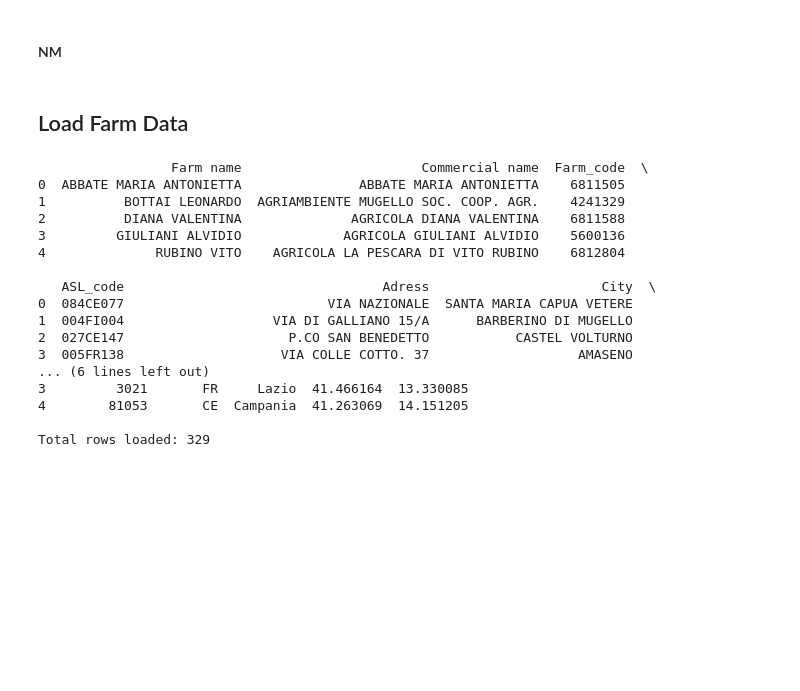
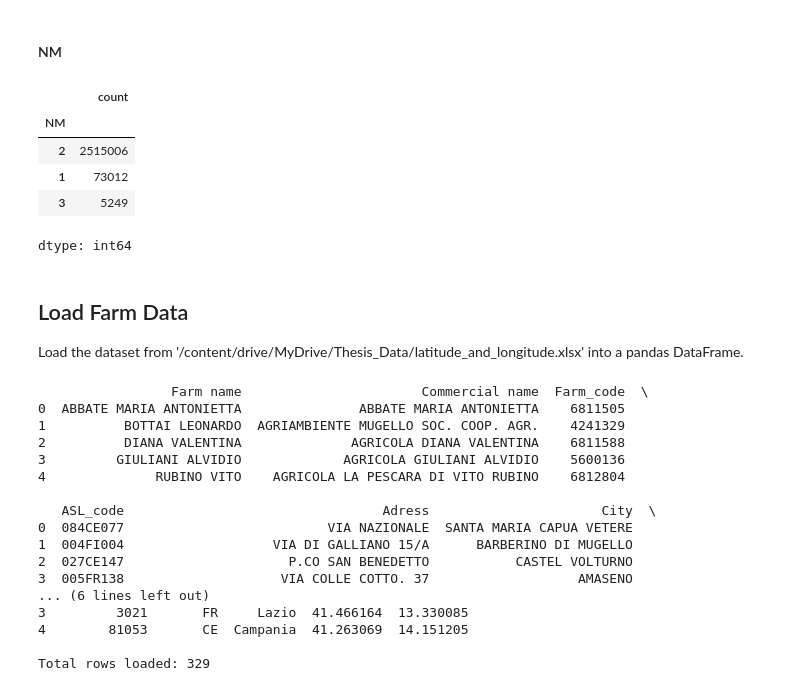
Before and after one commit to smsag99/Thesis, a Jupyter notebook: codes/dataExploring.ipynb, the cells around one changed output. Saved outputs shown, nothing was run; the diff lists cells and outputs as text; code cells hidden in the pictures; blank space fills up the shorter version.

```diff
--- a/codes/dataExploring.ipynb
+++ b/codes/dataExploring.ipynb
@@ -187,5 +193,15 @@ len(df[(df['NM'] > 2) | (df['NM'] < 1)])
-# %% [markdown]
-## Load Farm Data
+# %%
+df_animal['NM'].value_counts()
+# %% [output]
+|  | count |
+| NM |  |
+| 2 | 2515006 |
+| 1 | 73012 |
+| 3 | 5249 |
+dtype: int64
+# %% [markdown]
+## Load Farm Data
+Load the dataset from '/content/drive/MyDrive/Thesis_Data/latitude_and_longitude.xlsx' into a pandas DataFrame.
 # %%
 datasetFarmPath = '/content/drive/MyDrive/Thesis_Data/latitude and longitude.xlsx'
 # %%
```
Also changed, not shown: parts of 28 cells of this notebook.
